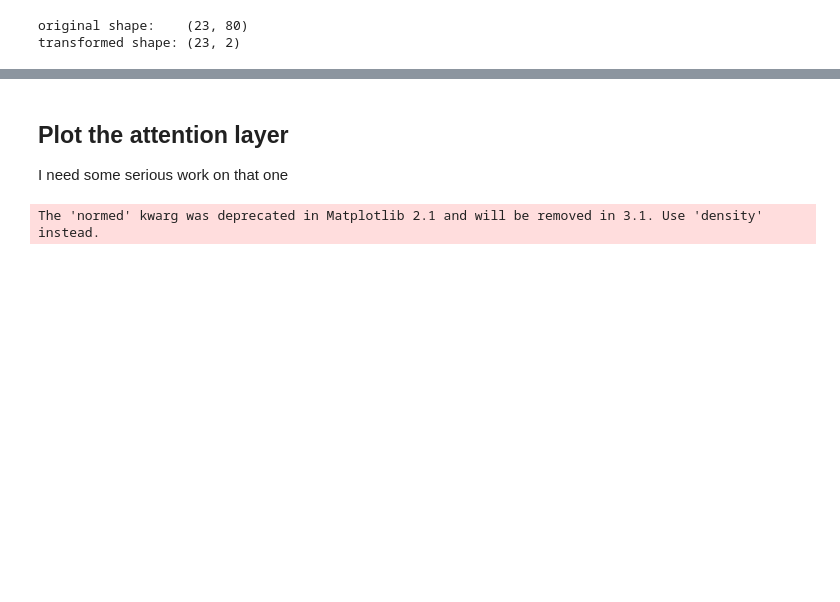
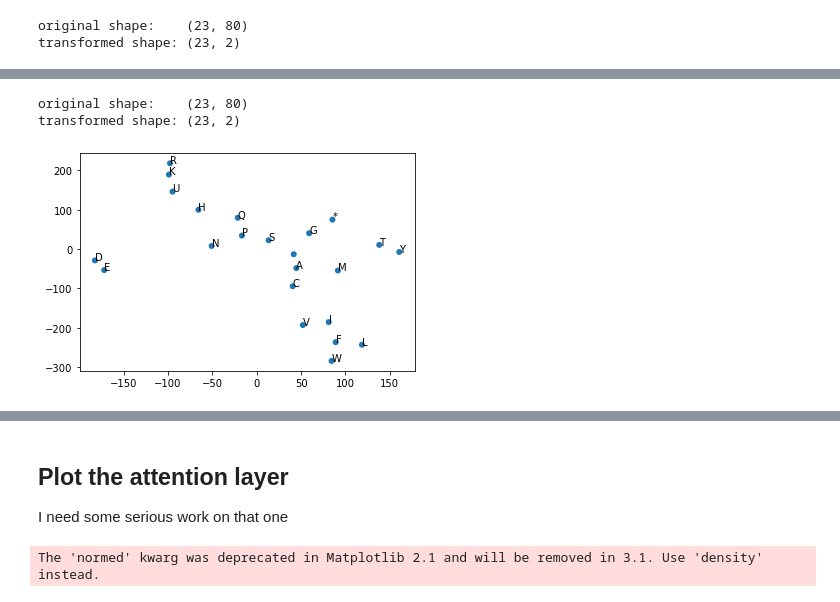
Before and after one commit to JulieRojas/Protein_Localisation_ML, a Jupyter notebook: GlobalClasses_prediction/3 Classes classifier with attention.ipynb, the cells around one changed output, grey strips where cells are left out. Drawn from its saved outputs; the diff is of its cells as text; code cells hidden in the pictures; blank space fills up the shorter version.

Commit message:
Embedding test on different dimension reduction algorithm: tSNE, UMAP

```diff
--- a/GlobalClasses_prediction/3 Classes classifier with attention.ipynb
+++ b/GlobalClasses_prediction/3 Classes classifier with attention.ipynb
@@ -322,22 +334,18 @@ embedding.shape
 # %%
 # PCA plots of Embedding
-
-from sklearn.decomposition import PCA
-import matplotlib.pyplot as plt
-
 pca = PCA(n_components=2)
-pca.fit(embedding)
-embedding_pca = pca.transform(embedding)
+embedding_pca = pca.fit_transform(embedding)
 print("original shape:   ", embedding.shape)
 print("transformed shape:", embedding_pca.shape)
 # %% [output]
 original shape:    (23, 80)
 transformed shape: (23, 2)
 # %%
-fig, ax = plt.subplots()
-plt.scatter(embedding_pca[:, 0], embedding_pca[:, 1], edgecolor='none')
-aaL = list(aa)
-for i in range(len(aaL)):
-    ax.annotate(aaL[i], (embedding_pca[:, 0][i], embedding_pca[:, 1][i]))
+def plot_embedding(embedding, aa):
+    fig, ax = plt.subplots()
+    plt.scatter(embedding[:, 0], embedding[:, 1], edgecolor='none')
+    aaL = list(aa)
+    for i in range(len(aaL)):
+        ax.annotate(aaL[i], (embedding[:, 0][i], embedding[:, 1][i]))
 
-plt.show()
+    plt.show()
@@ -345,0 +366,17 @@ plt.show()
+# %%
+# tSNE plots of Embedding
+tSNE = TSNE(n_components=2, perplexity=4)
+embedding_tSNE = tSNE.fit_transform(embedding)
+
+print("original shape:   ", embedding.shape)
+print("transformed shape:", embedding_tSNE.shape)
+
+# NB: perplexity plays a huge role there,
+#since our number of feature is very small I should use a very small value (between 2 and 7).
+# %% [output]
+original shape:    (23, 80)
+transformed shape: (23, 2)
+# %%
+plot_embedding(embedding_tSNE, aa)
+# %% [output]
+[figure, added]
```
Also changed, not shown: parts of 35 cells of this notebook, 14 other files.
